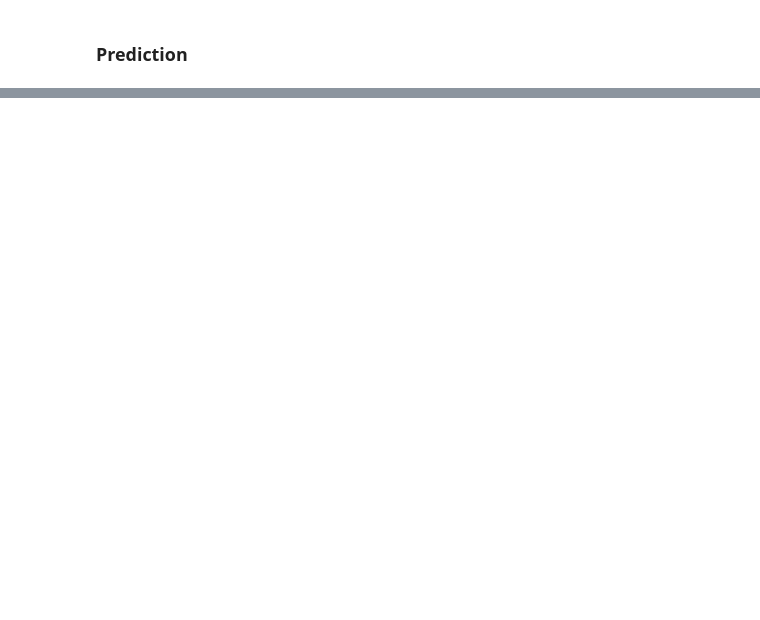
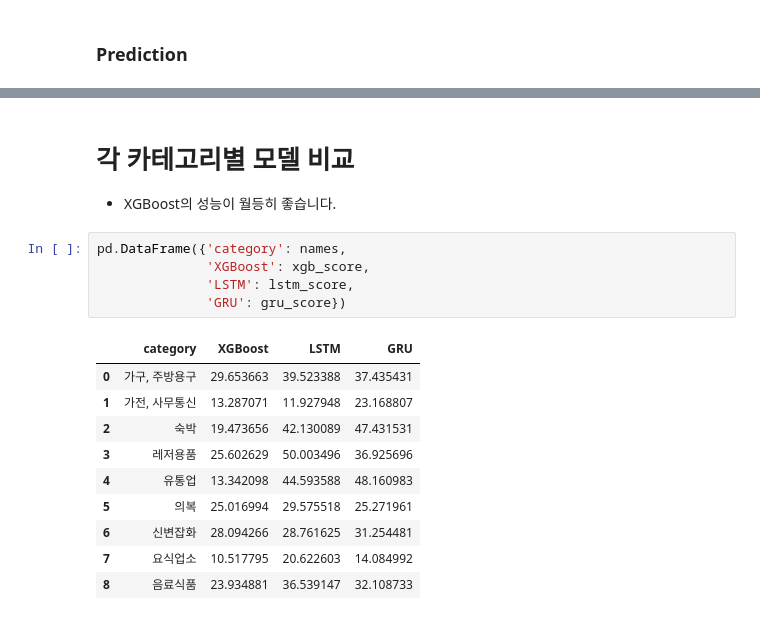
Before and after one commit to yoouza/bigcontest, a Jupyter notebook: data_analysis/Various_Models.ipynb, the cells around one changed output, grey strips where cells are left out. Saved outputs shown, nothing was run; the diff lists cells and outputs as text; blank space fills up the shorter version.

```diff
--- a/data_analysis/Various_Models.ipynb
+++ b/data_analysis/Various_Models.ipynb
@@ -508,0 +943,19 @@ mean_absolute_percentage_error(y_test, model_trend(torch.FloatTensor(X_test).to(
+# %% [markdown]
+# 각 카테고리별 모델 비교
+- XGBoost의 성능이 월등히 좋습니다.
+# %%
+pd.DataFrame({'category': names,
+              'XGBoost': xgb_score,
+              'LSTM': lstm_score,
+              'GRU': gru_score})
+# %% [output]
+|  | category | XGBoost | LSTM | GRU |
+| 0 | 가구, 주방용구 | 29.653663 | 39.523388 | 37.435431 |
+| 1 | 가전, 사무통신 | 13.287071 | 11.927948 | 23.168807 |
+| 2 | 숙박 | 19.473656 | 42.130089 | 47.431531 |
+| 3 | 레저용품 | 25.602629 | 50.003496 | 36.925696 |
+| 4 | 유통업 | 13.342098 | 44.593588 | 48.160983 |
+| 5 | 의복 | 25.016994 | 29.575518 | 25.271961 |
+| 6 | 신변잡화 | 28.094266 | 28.761625 | 31.254481 |
+| 7 | 요식업소 | 10.517795 | 20.622603 | 14.084992 |
+| 8 | 음료식품 | 23.934881 | 36.539147 | 32.108733 |
```
Also changed, not shown: parts of 47 cells of this notebook.
